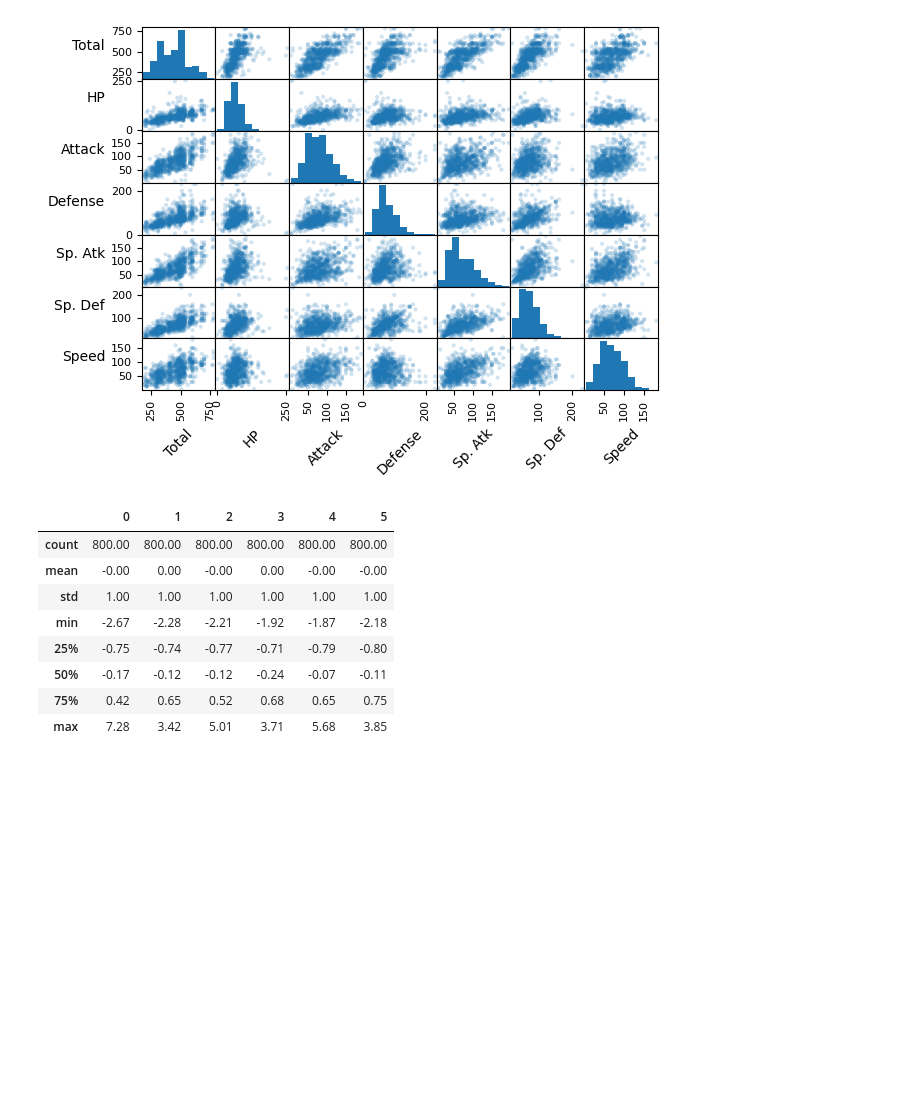
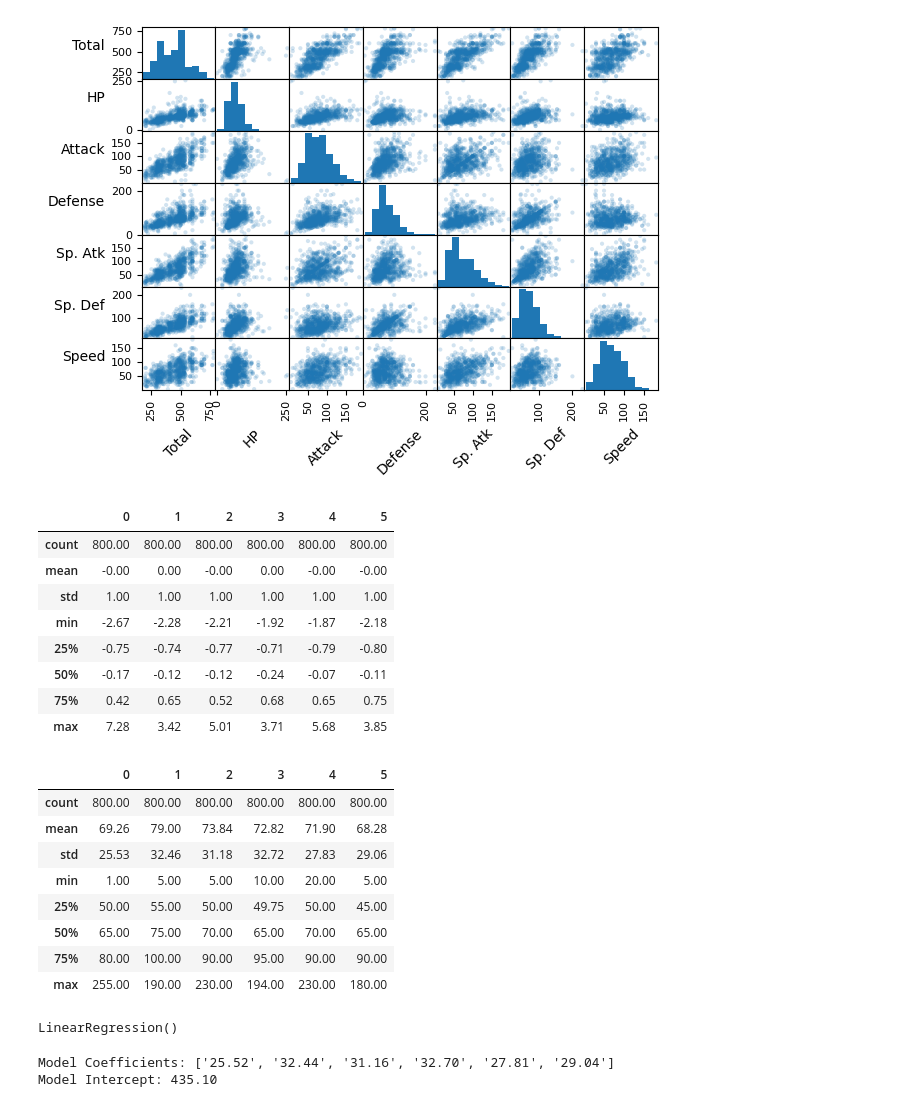
Before and after one commit to utidolas/MachineLearningLab, a Jupyter notebook: labMultipleR.ipynb, the cells around one changed output. Drawn from its saved outputs; the diff is of its cells as text; code cells hidden in the pictures; blank space fills up the shorter version.

Commit message:
model training

```diff
--- a/labMultipleR.ipynb
+++ b/labMultipleR.ipynb
@@ -90,22 +90,49 @@ y = df.iloc[:, 0].to_numpy()
 # %%
 from sklearn import preprocessing
 
 # init scaler obj & standardize X (features)
 std_scaler = preprocessing.StandardScaler()
 X_std = std_scaler.fit_transform(X)
 
-# visualize standardized data statistics
-pd.DataFrame(X_std).describe().round(2)
-
-# visualize non starndardized data statistics
-pd.DataFrame(X).describe().round(2)
+# visualize standardized vs non standardized data statistics
+display(pd.DataFrame(X_std).describe().round(2))
+display(pd.DataFrame(X).describe().round(2))
 # %% [output]
 |  | 0 | 1 | 2 | 3 | 4 | 5 |
 | count | 800.00 | 800.00 | 800.00 | 800.00 | 800.00 | 800.00 |
 | mean | -0.00 | 0.00 | -0.00 | 0.00 | -0.00 | -0.00 |
 | std | 1.00 | 1.00 | 1.00 | 1.00 | 1.00 | 1.00 |
 | min | -2.67 | -2.28 | -2.21 | -1.92 | -1.87 | -2.18 |
 | 25% | -0.75 | -0.74 | -0.77 | -0.71 | -0.79 | -0.80 |
 | 50% | -0.17 | -0.12 | -0.12 | -0.24 | -0.07 | -0.11 |
 | 75% | 0.42 | 0.65 | 0.52 | 0.68 | 0.65 | 0.75 |
 | max | 7.28 | 3.42 | 5.01 | 3.71 | 5.68 | 3.85 |
+|  | 0 | 1 | 2 | 3 | 4 | 5 |
+| count | 800.00 | 800.00 | 800.00 | 800.00 | 800.00 | 800.00 |
+| mean | 69.26 | 79.00 | 73.84 | 72.82 | 71.90 | 68.28 |
+| std | 25.53 | 32.46 | 31.18 | 32.72 | 27.83 | 29.06 |
+| min | 1.00 | 5.00 | 5.00 | 10.00 | 20.00 | 5.00 |
+| 25% | 50.00 | 55.00 | 50.00 | 49.75 | 50.00 | 45.00 |
+| 50% | 65.00 | 75.00 | 70.00 | 65.00 | 70.00 | 65.00 |
+| 75% | 80.00 | 100.00 | 90.00 | 95.00 | 90.00 | 90.00 |
+| max | 255.00 | 190.00 | 230.00 | 194.00 | 230.00 | 180.00 |
+# %%
+from sklearn.model_selection import train_test_split
+from sklearn import linear_model
+
+# train 80 / 20 test split
+X_train, X_test, y_train, y_test = train_test_split(X_std, y, test_size=0.2, random_state=42)
+
+reg_model = linear_model.LinearRegression() # init linear regression model object
+reg_model.fit(X_train, y_train) # train model with training data
+# %% [output]
+LinearRegression()
+# %%
+# print coefficientS and intercept
+coef_ = reg_model.coef_
+intercept_ = reg_model.intercept_
+print(f"Model Coefficients: {[f'{coef:.2f}' for coef in coef_]}")
+print(f"Model Intercept: {intercept_:.2f}")
+# %% [output]
+Model Coefficients: ['25.52', '32.44', '31.16', '32.70', '27.81', '29.04']
+Model Intercept: 435.10
```
Also changed, not shown: parts of 1 cell of this notebook.
